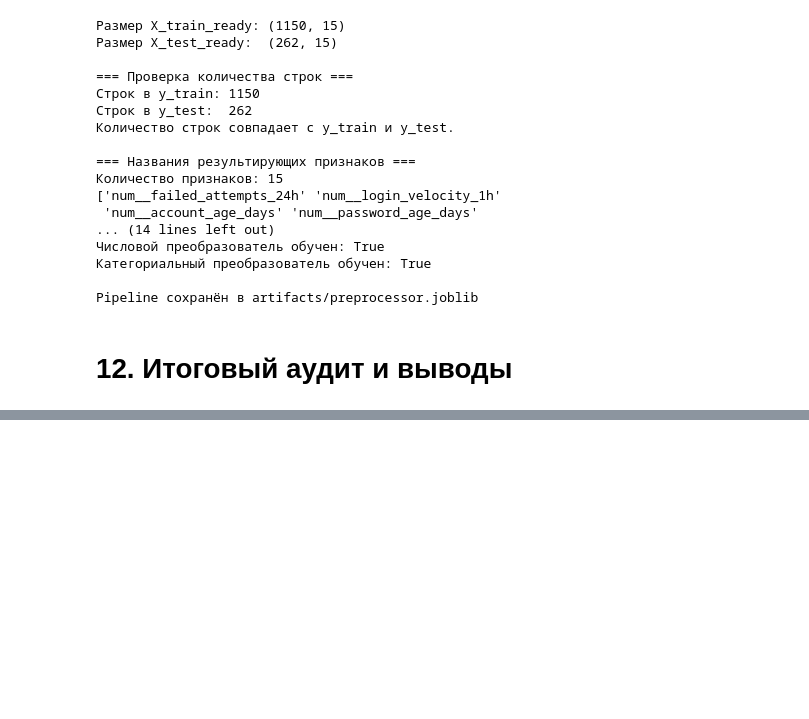
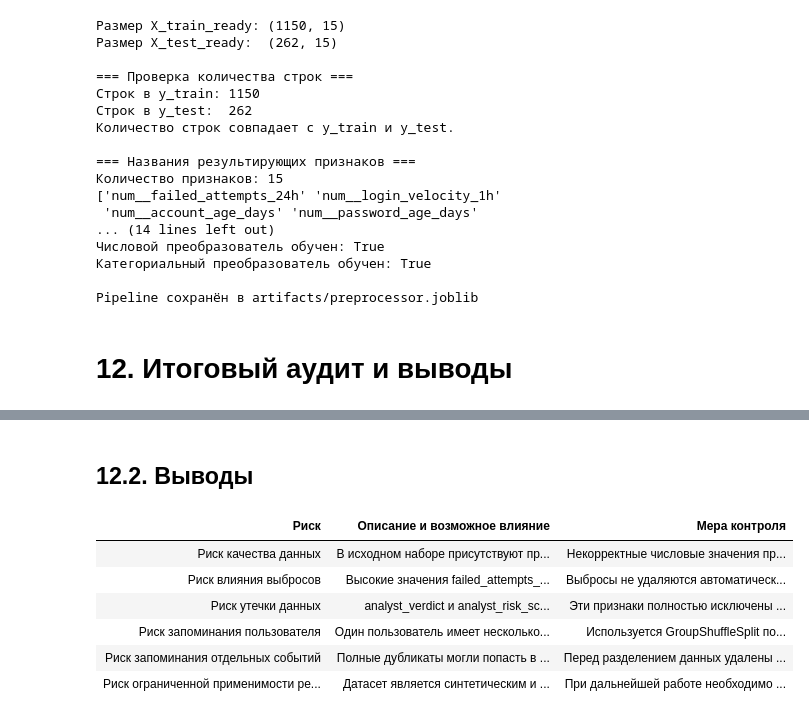
Before and after one commit to mamam111a/7-semester_AI_laboratory-1, a Jupyter notebook: lab01.ipynb, the cells around one changed output, grey strips where cells are left out. Saved outputs shown, nothing was run; the diff lists cells and outputs as text; code cells hidden in the pictures; blank space fills up the shorter version.

```diff
--- a/lab01.ipynb
+++ b/lab01.ipynb
@@ -1840,0 +1669,76 @@ NaN в test: 0
+# %% [markdown]
+## 12.2. Выводы
+# %%
+# ОТКРЫТЬ КОД
+# ==========================================
+risks = pd.DataFrame([
+    [
+        'Риск качества данных',
+        'В исходном наборе присутствуют пропуски, текстовые значения в числовых полях и отрицательные значения, не соответствующие предметному смыслу признаков.',
+        'Некорректные числовые значения преобразуются в NaN. Пропуски заполняются внутри Pipeline с помощью SimpleImputer. Для категориальных признаков используется OneHotEncoder с handle_unknown="ignore".'
+    ],
+    [
+        'Риск влияния выбросов',
+        'Высокие значения failed_attempts_24h и login_velocity_1h могут быть как ошибками, так и проявлением атаки.',
+        'Выбросы не удаляются автоматически. Для числовых признаков используется RobustScaler, менее чувствительный к крайним значениям.'
+    ],
+    [
+        'Риск утечки данных',
+        'analyst_verdict и analyst_risk_score формируются после события и могут напрямую раскрывать информацию о целевой метке.',
+        'Эти признаки полностью исключены из X.'
+    ],
+    [
+        'Риск запоминания пользователя',
+        'Один пользователь имеет несколько событий, поэтому при обычном случайном разделении его события могли бы попасть одновременно в train и test.',
+        'Используется GroupShuffleSplit по user_id. Пересечение пользователей между train и test равно 0.'
+    ],
+    [
+        'Риск запоминания отдельных событий',
+        'Полные дубликаты могли попасть в разные части выборки и сделать оценку модели искусственно лучше.',
+        'Перед разделением данных удалены 18 полных дубликатов.'
+    ],
+    [
+        'Риск ограниченной применимости результатов',
+        'Датасет является синтетическим и содержит 1412 событий, поэтому полученные результаты нельзя напрямую переносить на реальные журналы аутентификации.',
+        'При дальнейшей работе необходимо учитывать происхождение данных и дополнительно проверять модель на новых данных.'
+    ]
+], columns=[
+    'Риск',
+    'Описание и возможное влияние',
+    'Мера контроля'
+])
+
+display(
+    risks.style
+    .set_properties(**{
+        'text-align': 'center',
+        'vertical-align': 'middle',
+        'white-space': 'normal'
+    })
+    .set_table_styles([
+        {
+            'selector': 'th',
+            'props': [
+                ('text-align', 'center'),
+                ('vertical-align', 'middle'),
+                ('white-space', 'normal')
+            ]
+        },
+        {
+            'selector': 'td',
+            'props': [
+                ('min-width', '200px'),
+                ('max-width', '450px')
+            ]
+        }
+    ])
+    .hide(axis='index')
+)
+# %% [output]
+| Риск | Описание и возможное влияние | Мера контроля |
+| Риск качества данных | В исходном наборе присутствуют пр... | Некорректные числовые значения пр... |
+| Риск влияния выбросов | Высокие значения failed_attempts_... | Выбросы не удаляются автоматическ... |
+| Риск утечки данных | analyst_verdict и analyst_risk_sc... | Эти признаки полностью исключены ... |
+| Риск запоминания пользователя | Один пользователь имеет несколько... | Используется GroupShuffleSplit по... |
+| Риск запоминания отдельных событий | Полные дубликаты могли попасть в ... | Перед разделением данных удалены ... |
+| Риск ограниченной применимости ре... | Датасет является синтетическим и ... | При дальнейшей работе необходимо ... |
```
Also changed, not shown: parts of 5 cells of this notebook.
